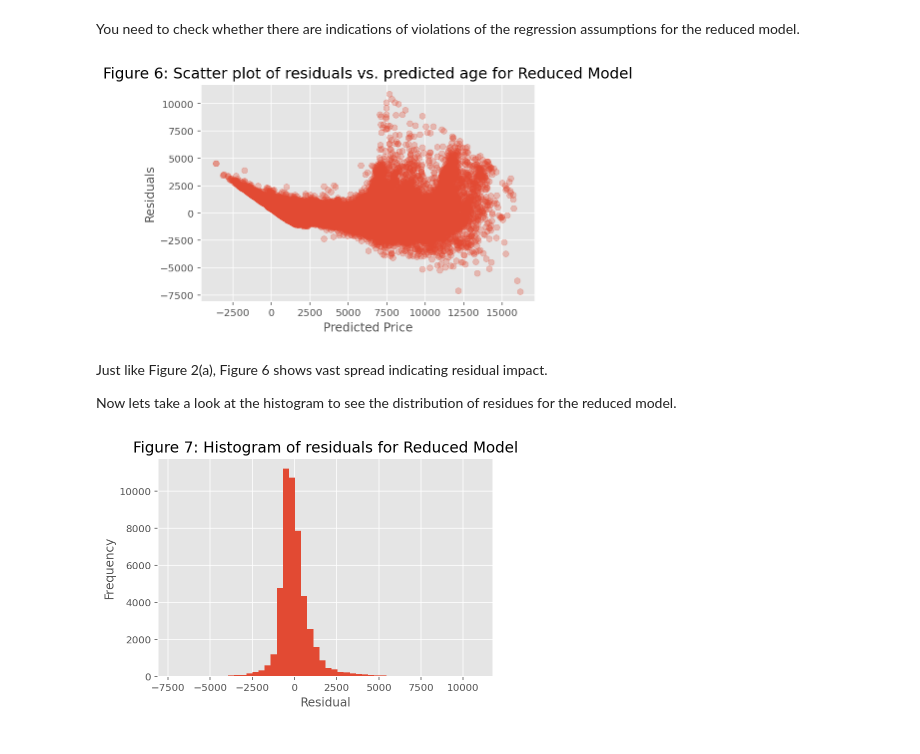
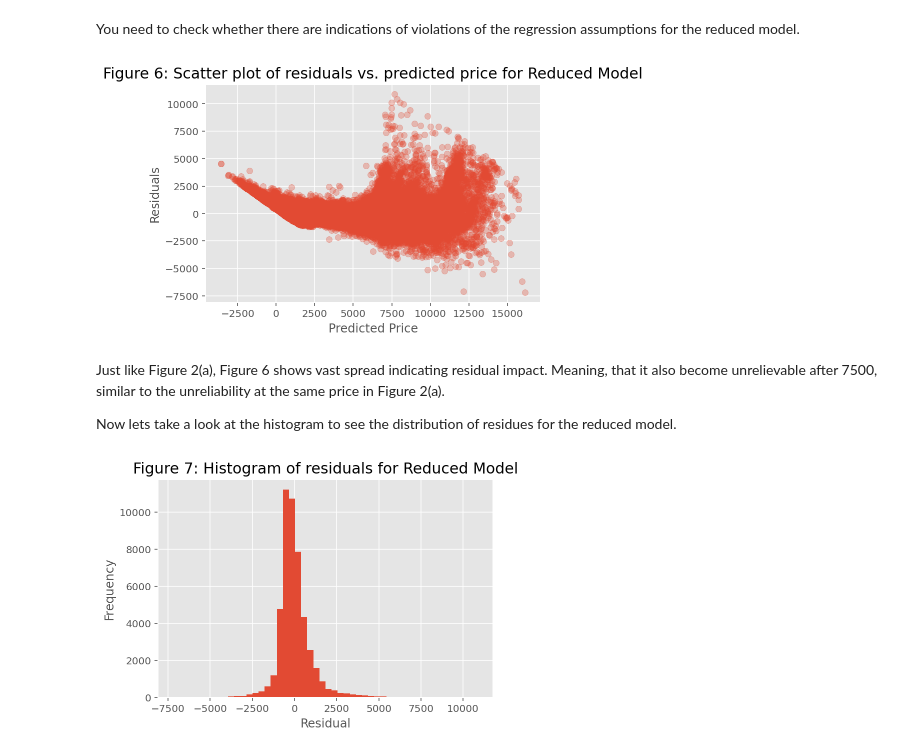
Before and after one commit to Jobi060704/Predicting-Diamond-Prices-RMIT, a Jupyter notebook: Stats_Phase2_Report_Template.ipynb, the cells around one changed output. Drawn from its saved outputs; the diff is of its cells as text; code cells hidden in the pictures.

```diff
--- a/Stats_Phase2_Report_Template.ipynb
+++ b/Stats_Phase2_Report_Template.ipynb
@@ -366,13 +366,13 @@ You need to check whether there are indications of violations of the regression
 # %%
 plt.scatter(residuals_reduced['predicted'], residuals_reduced['residual'], alpha=0.3);
 plt.xlabel('Predicted Price');
 plt.ylabel('Residuals')
-plt.title('Figure 6: Scatter plot of residuals vs. predicted age for Reduced Model', fontsize=15)
+plt.title('Figure 6: Scatter plot of residuals vs. predicted price for Reduced Model', fontsize=15)
 plt.show();
 # %% [output]
-[figure, old version]
+[figure, new version]
 # %% [markdown]
-Just like Figure 2(a), Figure 6 shows vast spread indicating residual impact.
+Just like Figure 2(a), Figure 6 shows vast spread indicating residual impact. Meaning, that it also become unrelievable after 7500, similar to the unreliability at the same price in Figure 2(a).
 
 Now lets take a look at the histogram to see the distribution of residues for the reduced model.
 # %%
```
Also changed, not shown: parts of 3 cells of this notebook.
